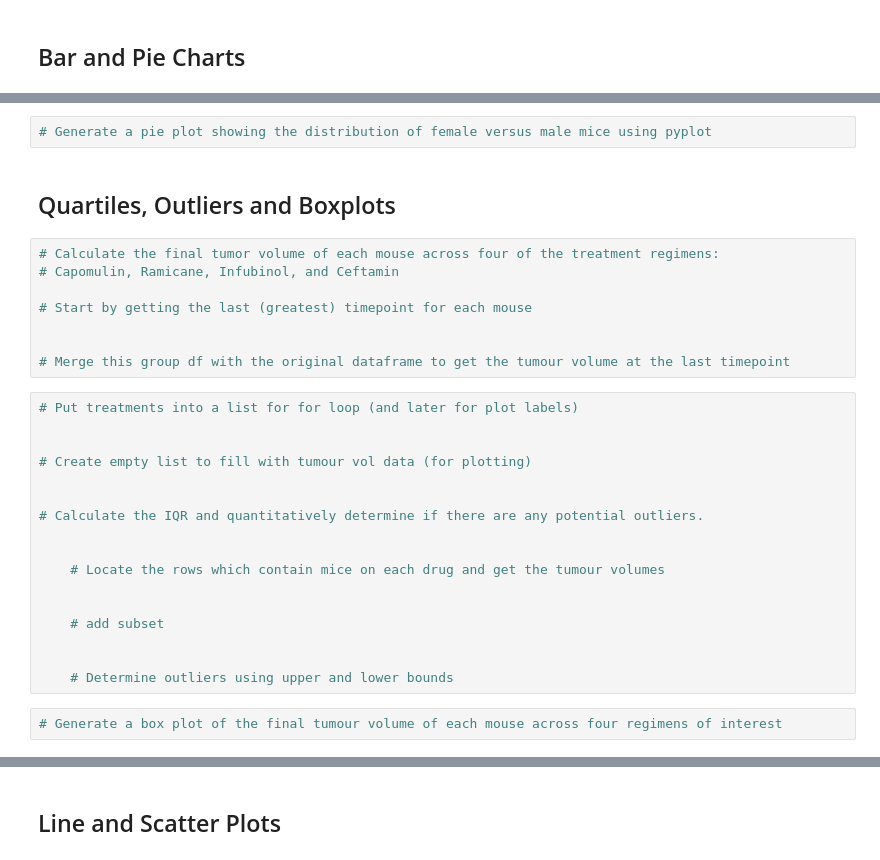
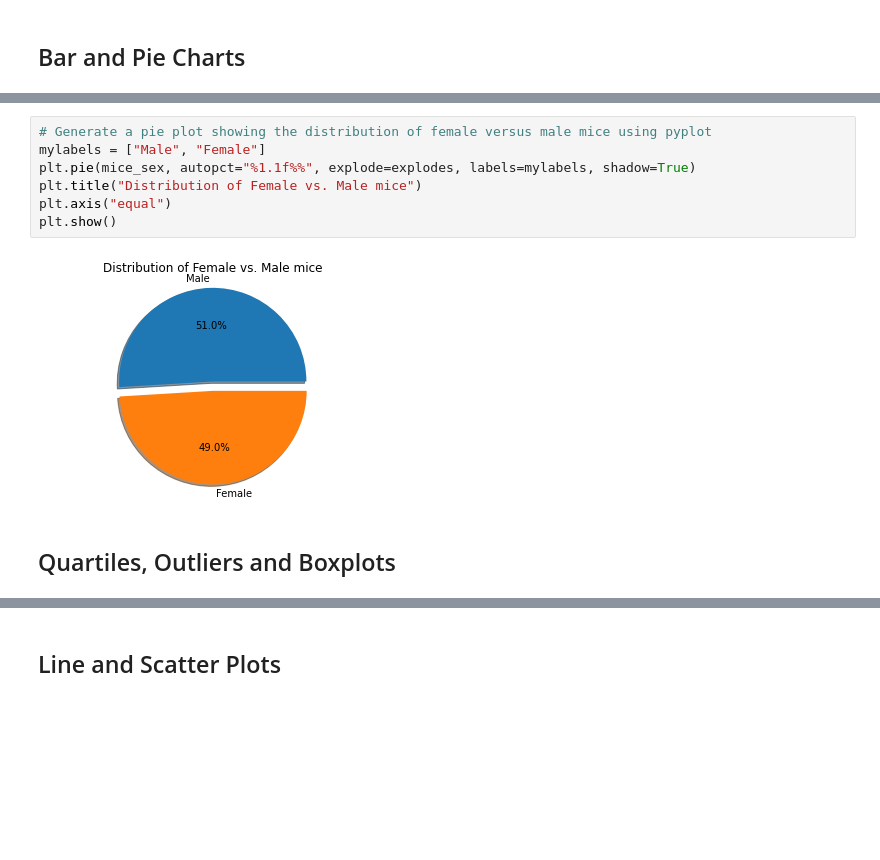
Before and after one commit to FrankMS3/Matplotlib-challenge, a Jupyter notebook: Starter_Code/Instructions/Pymaceuticals/pymaceuticals_starter.ipynb, the cells around one changed output, grey strips where cells are left out. Drawn from its saved outputs; the diff is of its cells as text; blank space fills up the shorter version.

```diff
--- a/Starter_Code/Instructions/Pymaceuticals/pymaceuticals_starter.ipynb
+++ b/Starter_Code/Instructions/Pymaceuticals/pymaceuticals_starter.ipynb
@@ -68,31 +180,11 @@ data_complete_df["Mouse ID"].nunique()
 # %%
 # Generate a pie plot showing the distribution of female versus male mice using pyplot
+mylabels = ["Male", "Female"]
+plt.pie(mice_sex, autopct="%1.1f%%", explode=explodes, labels=mylabels, shadow=True)
+plt.title("Distribution of Female vs. Male mice")
+plt.axis("equal")
+plt.show()
+# %% [output]
+[figure, added]
 # %% [markdown]
 ## Quartiles, Outliers and Boxplots
-# %%
-# Calculate the final tumor volume of each mouse across four of the treatment regimens:
-# Capomulin, Ramicane, Infubinol, and Ceftamin
-
-# Start by getting the last (greatest) timepoint for each mouse
-
-
-# Merge this group df with the original dataframe to get the tumour volume at the last timepoint
-# %%
-# Put treatments into a list for for loop (and later for plot labels)
-
-
-# Create empty list to fill with tumour vol data (for plotting)
-
-
-# Calculate the IQR and quantitatively determine if there are any potential outliers.
-
-
-    # Locate the rows which contain mice on each drug and get the tumour volumes
-
-
-    # add subset
-
-
-    # Determine outliers using upper and lower bounds
-# %%
-# Generate a box plot of the final tumour volume of each mouse across four regimens of interest
```
Also changed, not shown: parts of 22 cells of this notebook.
